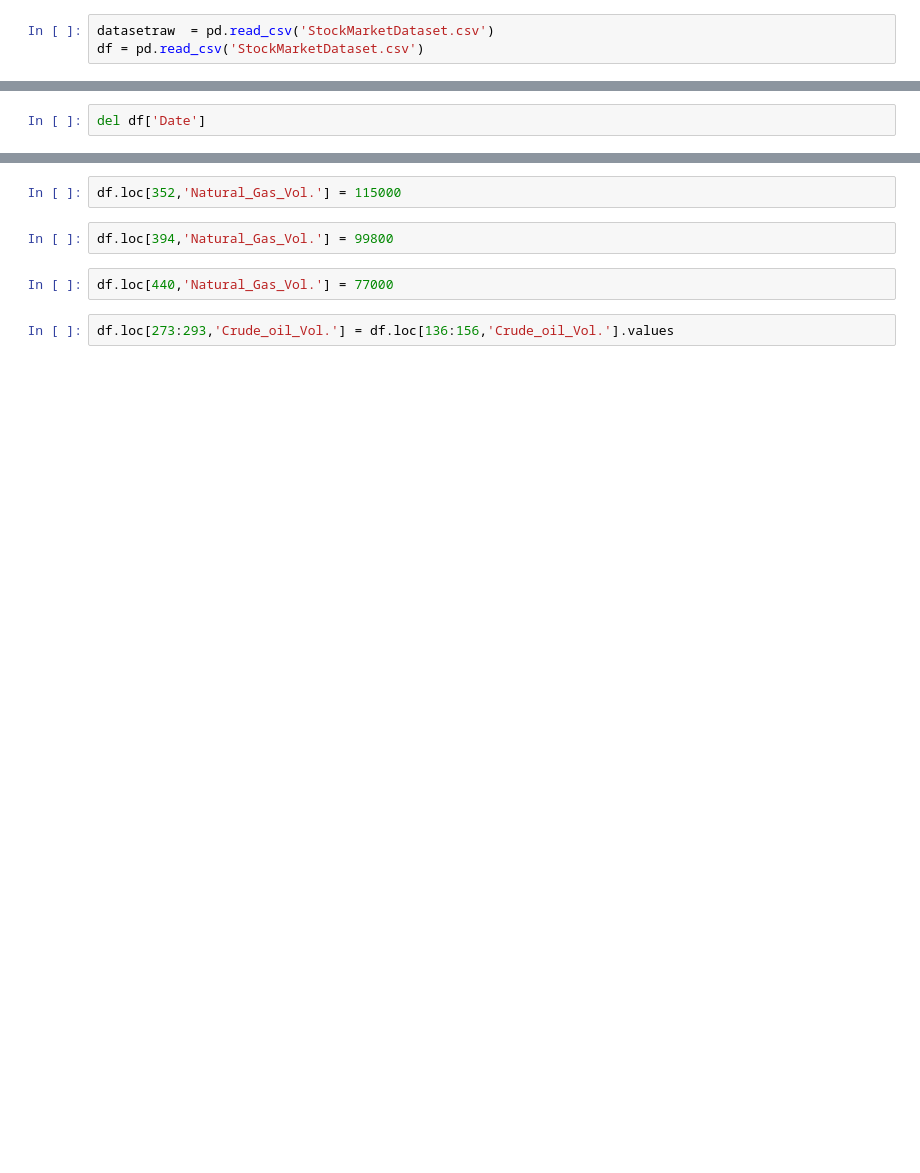
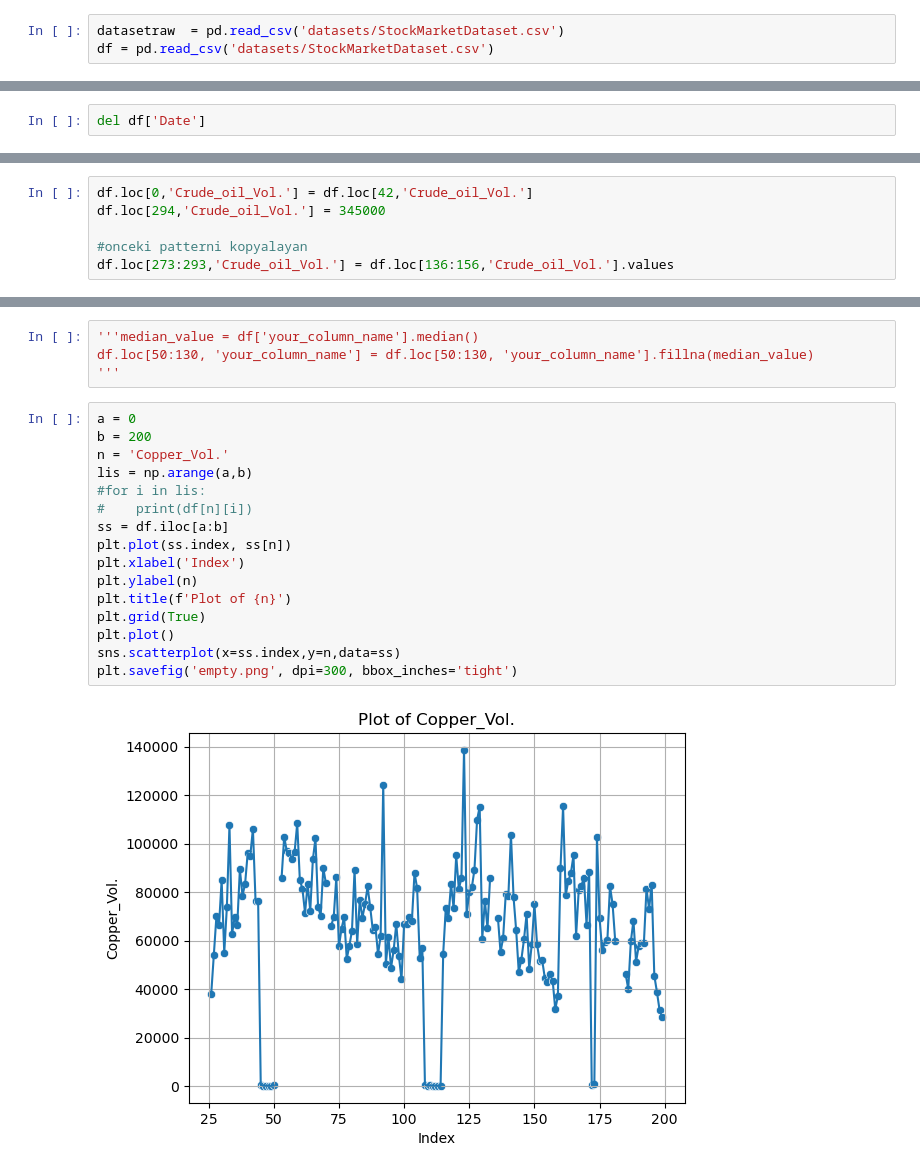
Before and after one commit to MesutMG/stockMarket_dv, a Jupyter notebook: stockmarketdv.ipynb, the cells around one changed output, grey strips where cells are left out. Saved outputs shown, nothing was run; the diff lists cells and outputs as text; blank space fills up the shorter version.

```diff
--- a/stockmarketdv.ipynb
+++ b/stockmarketdv.ipynb
@@ -4,5 +4,5 @@ from matplotlib import pyplot as plt
 import seaborn as sns
 import pandas as pd
 # %%
-datasetraw  = pd.read_csv('StockMarketDataset.csv')
-df = pd.read_csv('StockMarketDataset.csv')
+datasetraw  = pd.read_csv('datasets/StockMarketDataset.csv')
+df = pd.read_csv('datasets/StockMarketDataset.csv')
@@ -23 +19,7 @@ df.loc[0, 'Gold_Vol.'] = 270000
+# %%
+df.loc[0,'Crude_oil_Vol.'] = df.loc[42,'Crude_oil_Vol.']
+df.loc[294,'Crude_oil_Vol.'] = 345000
+
+#onceki patterni kopyalayan
+df.loc[273:293,'Crude_oil_Vol.'] = df.loc[136:156,'Crude_oil_Vol.'].values
 # %%
@@ -27,11 +27,25 @@ df.loc[0,'Natural_Gas_Vol.'] = 170000
-# %%
-df.loc[352,'Natural_Gas_Vol.'] = 115000
-# %%
-df.loc[394,'Natural_Gas_Vol.'] = 99800
-# %%
-df.loc[440,'Natural_Gas_Vol.'] = 77000
-# %%
-df.loc[273:293,'Crude_oil_Vol.'] = df.loc[136:156,'Crude_oil_Vol.'].values
+# %%
+'''median_value = df['your_column_name'].median()
+df.loc[50:130, 'your_column_name'] = df.loc[50:130, 'your_column_name'].fillna(median_value)
+'''
+# %%
+a = 0
+b = 200
+n = 'Copper_Vol.'
+lis = np.arange(a,b)
+#for i in lis:
+#    print(df[n][i])
+ss = df.iloc[a:b]
+plt.plot(ss.index, ss[n])
+plt.xlabel('Index')
+plt.ylabel(n)
+plt.title(f'Plot of {n}')
+plt.grid(True)
+plt.plot()
+sns.scatterplot(x=ss.index,y=n,data=ss)
+plt.savefig('empty.png', dpi=300, bbox_inches='tight')
+# %% [output]
+[figure, added]
 # %%
 for i in df.columns:
     c = df[i].isna().sum()
```
Also changed, not shown: parts of 20 cells of this notebook.
